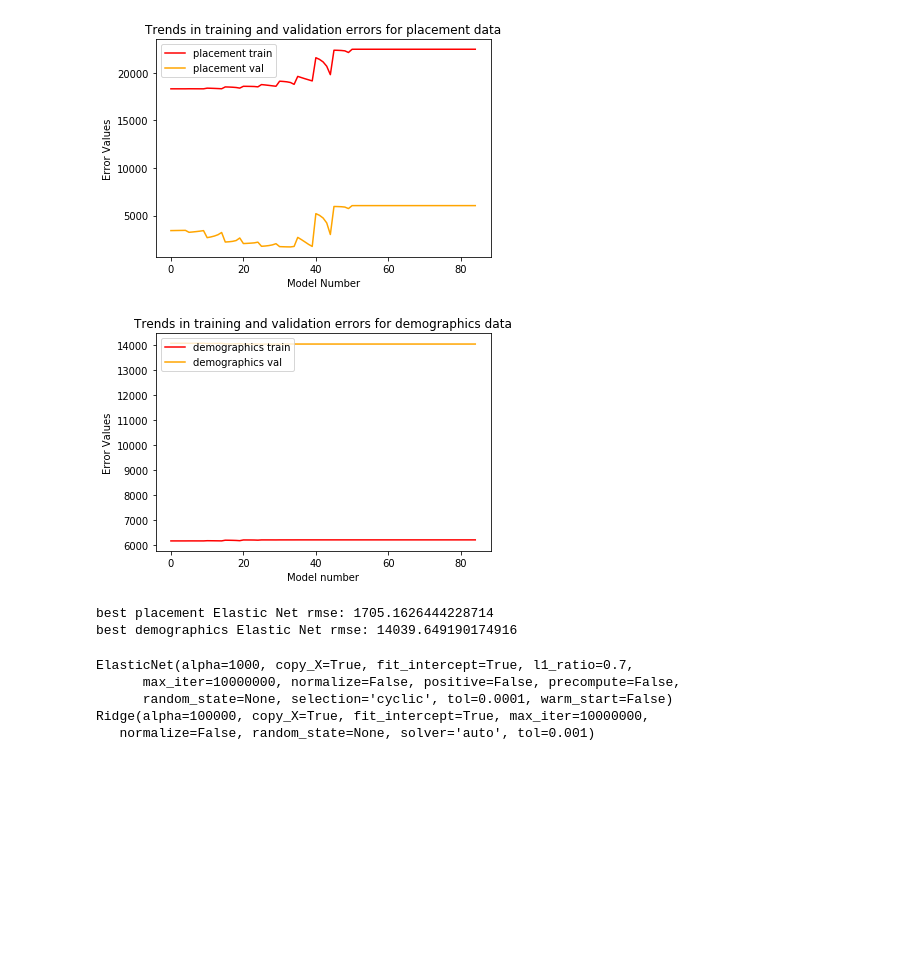
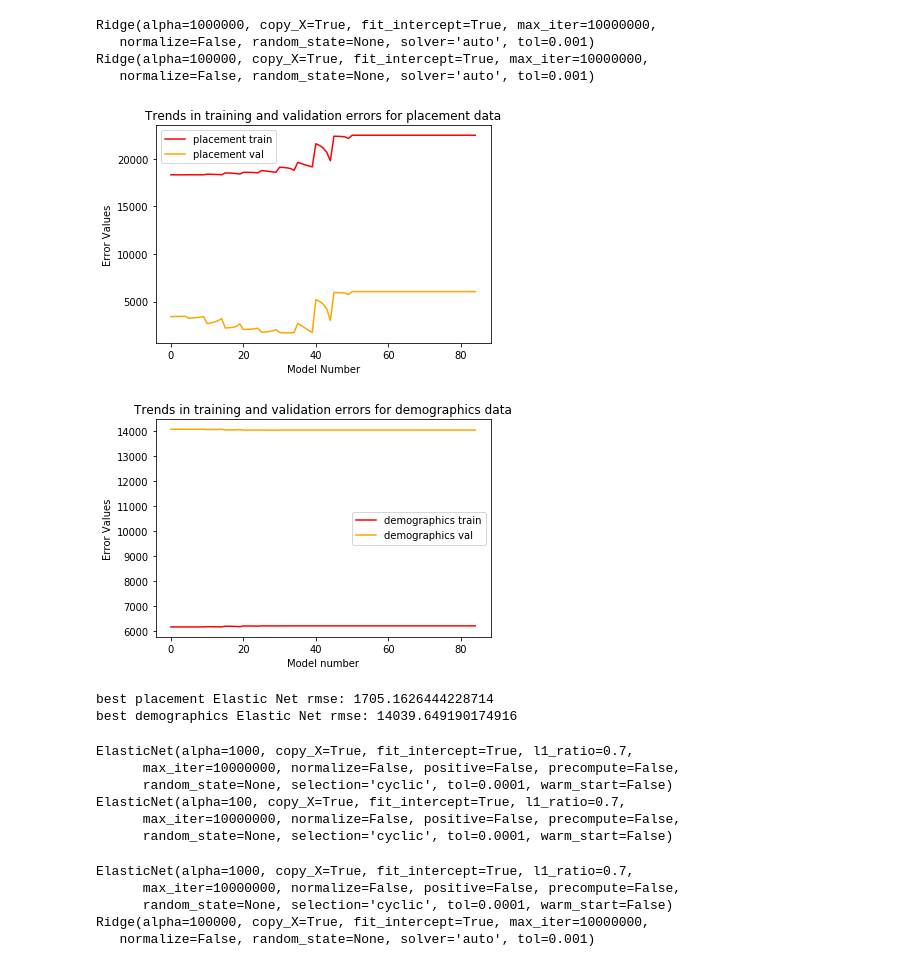
Before and after one commit to Zoheb0707/CSE_546_Project, a Jupyter notebook: ML model testing for uncorrected data.ipynb, the cells around one changed output. Cells and saved outputs as stored; diff of their text form; code cells hidden in the pictures; blank space fills up the shorter version.

```diff
--- a/ML model testing for uncorrected data.ipynb
+++ b/ML model testing for uncorrected data.ipynb
@@ -248,5 +258,13 @@ print('best demographics ridge rmse: ' + str(best_demographics_ridge_rmse))
 best placement ridge rmse: 1710.0814930417184
 best demographics ridge rmse: 14039.375703833424
+# %%
+print(best_placement_ridge_model)
+print(best_demographics_ridge_model)
+# %% [output]
+Ridge(alpha=1000000, copy_X=True, fit_intercept=True, max_iter=10000000,
+   normalize=False, random_state=None, solver='auto', tol=0.001)
+Ridge(alpha=100000, copy_X=True, fit_intercept=True, max_iter=10000000,
+   normalize=False, random_state=None, solver='auto', tol=0.001)
 # %%
 '''
 Test elastic nets
@@ -289,38 +307,48 @@ for l in lambda_list:
         Net_Model.fit(demographics_train_X,demographics_train_Y)
         current_demographics_R_sq = Net_Model.score(demographics_train_X,demographics_train_Y)
         current_demographics_train_rmse = RMSE(Net_Model.predict(demographics_train_X),demographics_train_Y)
         current_demographics_val_rmse = RMSE(Net_Model.predict(demographics_val_X),demographics_val_Y)
         demographics_train_rmse_list.append(current_demographics_train_rmse)
         demographics_val_rmse_list.append(current_demographics_val_rmse)
 
         if current_demographics_val_rmse < best_demographics_net_rmse:
             best_demographics_net_model = Net_Model
             best_demographics_net_R_sq = current_demographics_R_sq
             best_demographics_net_rmse = current_demographics_val_rmse
 
 lambda_list = [log(x,10) for x in lambda_list]
 plt.plot(list(range(0,len(placement_train_rmse_list))),placement_train_rmse_list,label = 'placement train',color = 'red')
 plt.plot(list(range(0,len(placement_train_rmse_list))),placement_val_rmse_list,label = 'placement val', color = 'orange')
 plt.xlabel('Model Number')
 plt.ylabel('Error Values')
 plt.title('Trends in training and validation errors for placement data')
-plt.legend(loc='upper left')
+plt.legend()
 plt.show()
 plt.figure()
 plt.plot(list(range(0,len(placement_train_rmse_list))),demographics_train_rmse_list,label = 'demographics train',color = 'red')
 plt.plot(list(range(0,len(placement_train_rmse_list))),demographics_val_rmse_list,label = 'demographics val', color = 'orange')
 plt.xlabel('Model number')
 plt.ylabel('Error Values')
 plt.title('Trends in training and validation errors for demographics data')
-plt.legend(loc='upper left')
+plt.legend()
 plt.show()
 print('best placement Elastic Net rmse: ' + str(best_placement_net_rmse))
 print('best demographics Elastic Net rmse: ' + str(best_demographics_net_rmse))
 # %% [output]
 [figure]
-[figure, old version]
+[figure, new version]
 best placement Elastic Net rmse: 1705.1626444228714
 best demographics Elastic Net rmse: 14039.649190174916
+# %%
+print(best_placement_net_model)
+print(best_demographics_net_model)
+# %% [output]
+ElasticNet(alpha=1000, copy_X=True, fit_intercept=True, l1_ratio=0.7,
+      max_iter=10000000, normalize=False, positive=False, precompute=False,
+      random_state=None, selection='cyclic', tol=0.0001, warm_start=False)
+ElasticNet(alpha=100, copy_X=True, fit_intercept=True, l1_ratio=0.7,
+      max_iter=10000000, normalize=False, positive=False, precompute=False,
+      random_state=None, selection='cyclic', tol=0.0001, warm_start=False)
 # %%
 '''
 Conclusion:
```
Also changed, not shown: parts of 3 cells of this notebook, 8 other files.
